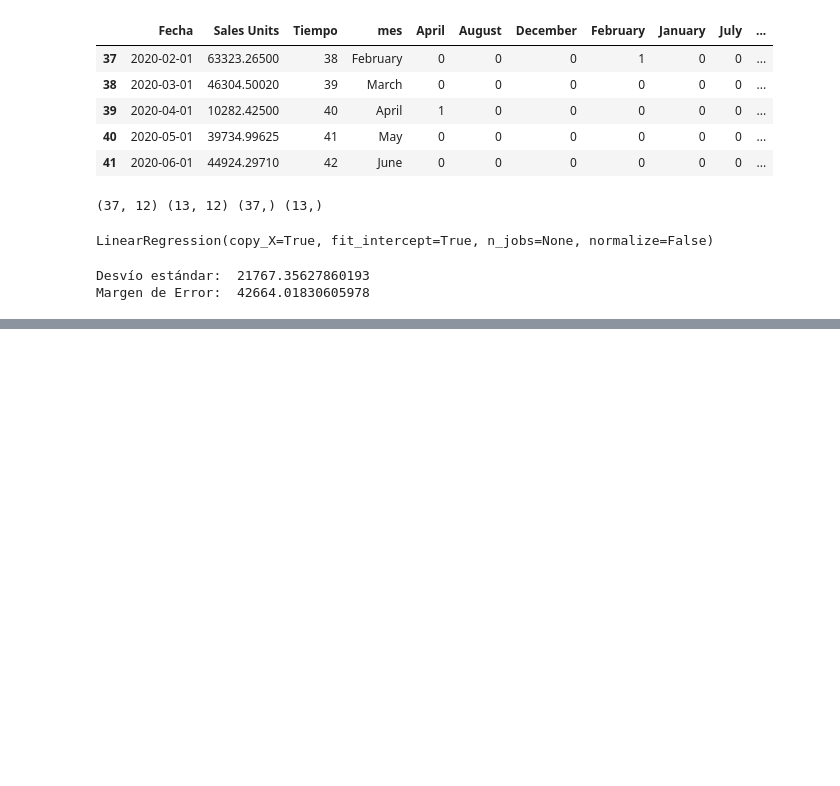
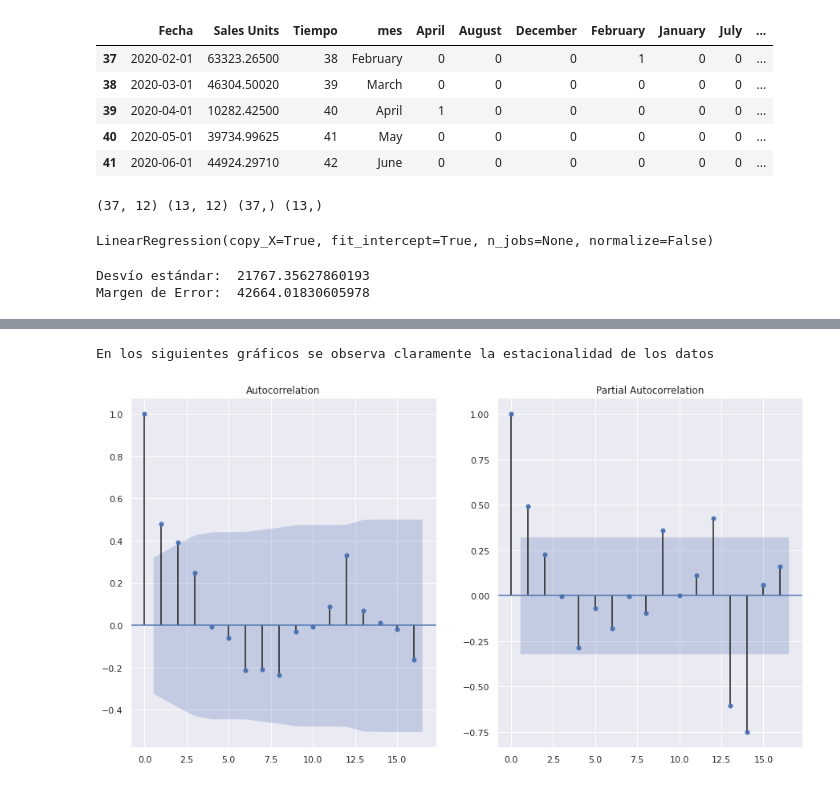
Before and after one commit to JuliMillan/Series-temporales, a Jupyter notebook: Ventas.ipynb, the cells around one changed output, grey strips where cells are left out. Drawn from its saved outputs; the diff is of its cells as text; code cells hidden in the pictures; blank space fills up the shorter version.

```diff
--- a/Ventas.ipynb
+++ b/Ventas.ipynb
@@ -753,0 +766,9 @@ df_train.head()
+# %%
+print('En los siguientes gráficos se observa claramente la estacionalidad de los datos')
+fig, ax = plt.subplots(1, 2, figsize=(15, 8))
+res1 = plot_acf(df_train['Sales Units'], ax=ax[0])
+res2 = plot_pacf(df_train['Sales Units'], ax=ax[1])
+plt.show()
+# %% [output]
+En los siguientes gráficos se observa claramente la estacionalidad de los datos
+[figure, added]
```
Also changed, not shown: parts of 26 cells of this notebook.
